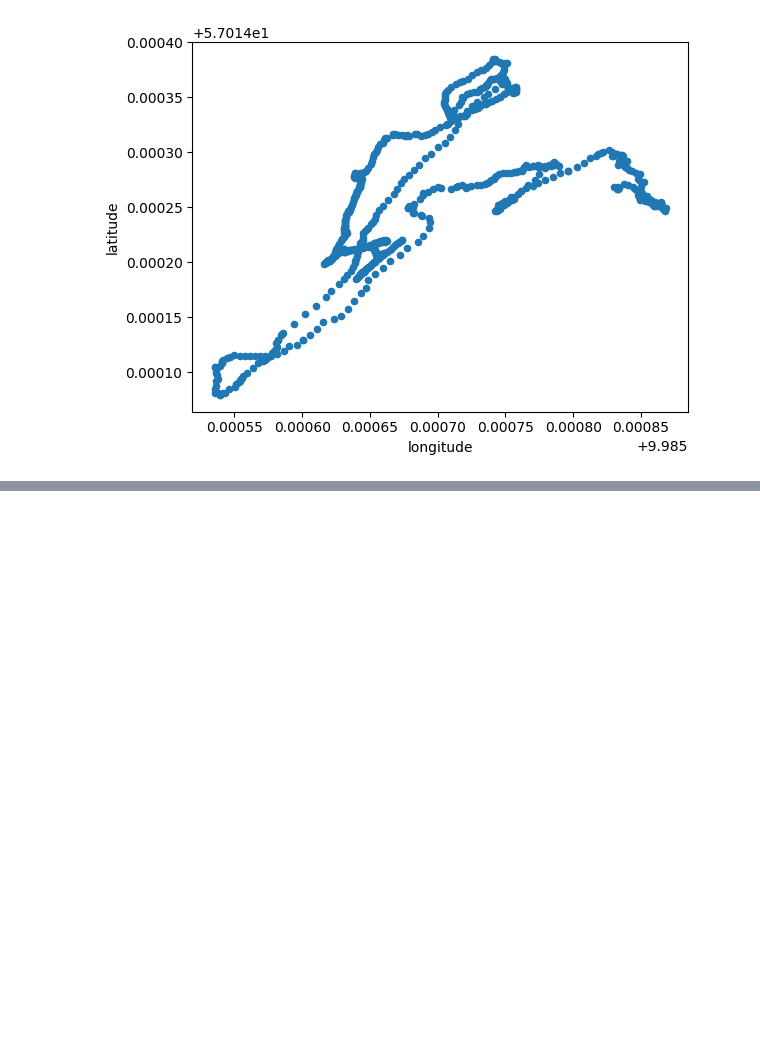
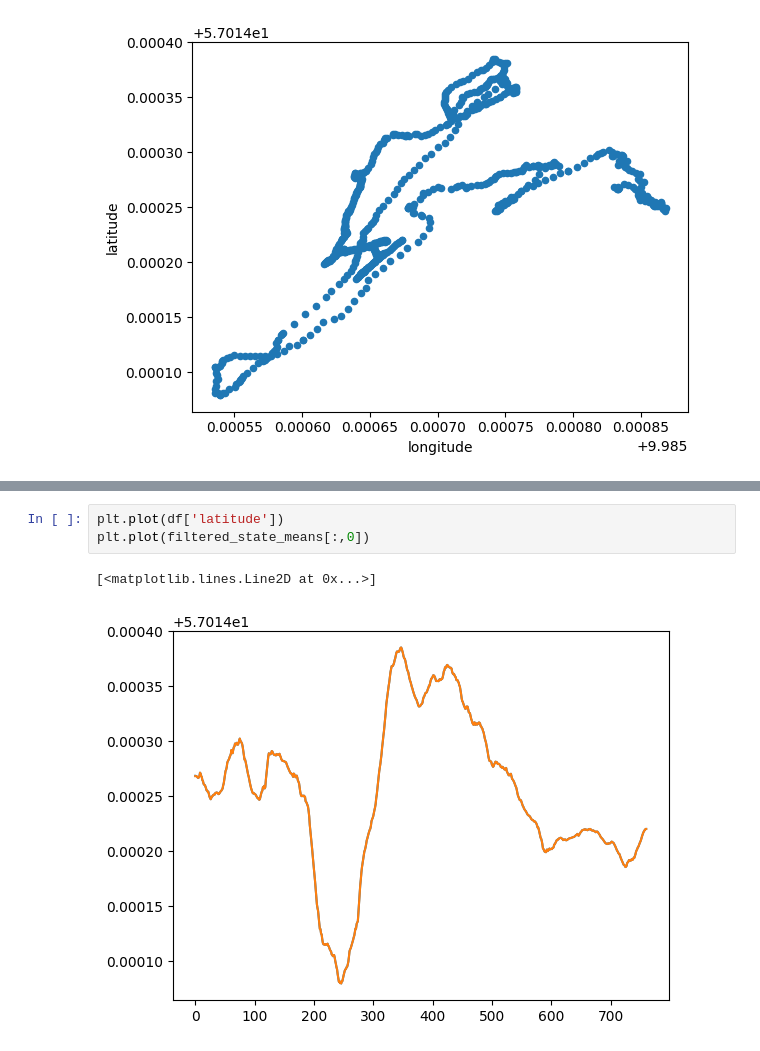
Before and after one commit to JensMoeslund/gps-miniprojekt, a Jupyter notebook: data_proc.ipynb, the cells around one changed output, grey strips where cells are left out. Saved outputs shown, nothing was run; the diff lists cells and outputs as text; blank space fills up the shorter version.

```diff
--- a/data_proc.ipynb
+++ b/data_proc.ipynb
@@ -116,0 +177,6 @@ array([[4.95001265e-09, 0.00000000e+00, 0.00000000e+00, 0.00000000e+00,
+# %%
+plt.plot(df['latitude'])
+plt.plot(filtered_state_means[:,0])
+# %% [output]
+[<matplotlib.lines.Line2D at 0x...>]
+[figure, added]
```
Also changed, not shown: parts of 8 cells of this notebook, 32 other files.
